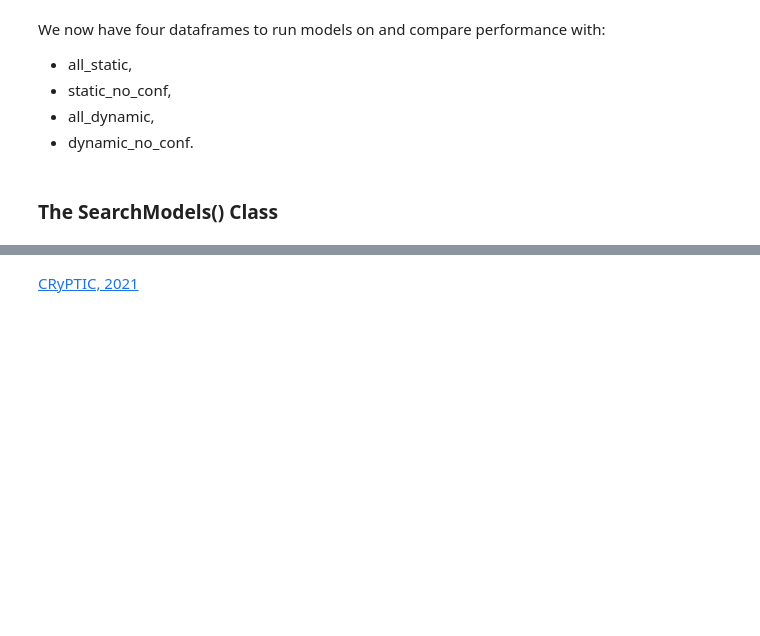
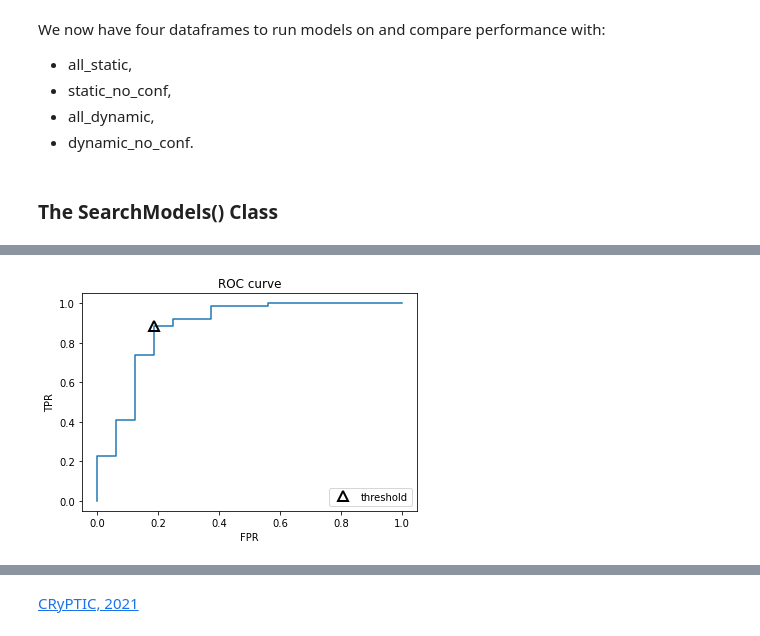
Before and after one commit to DylanAdlard/SABS_rotation_1_report, a Jupyter notebook: Report.ipynb, the cells around one changed output, grey strips where cells are left out. Cells and saved outputs as stored; diff of their text form; code cells hidden in the pictures; blank space fills up the shorter version.

```diff
--- a/Report.ipynb
+++ b/Report.ipynb
@@ -507,0 +709,4 @@ import ModelSearch
+# %%
+best_model['built_model_ROC_curve']
+# %% [output]
+[figure, added]
```
Also changed, not shown: parts of 46 cells of this notebook, 4 other files.
